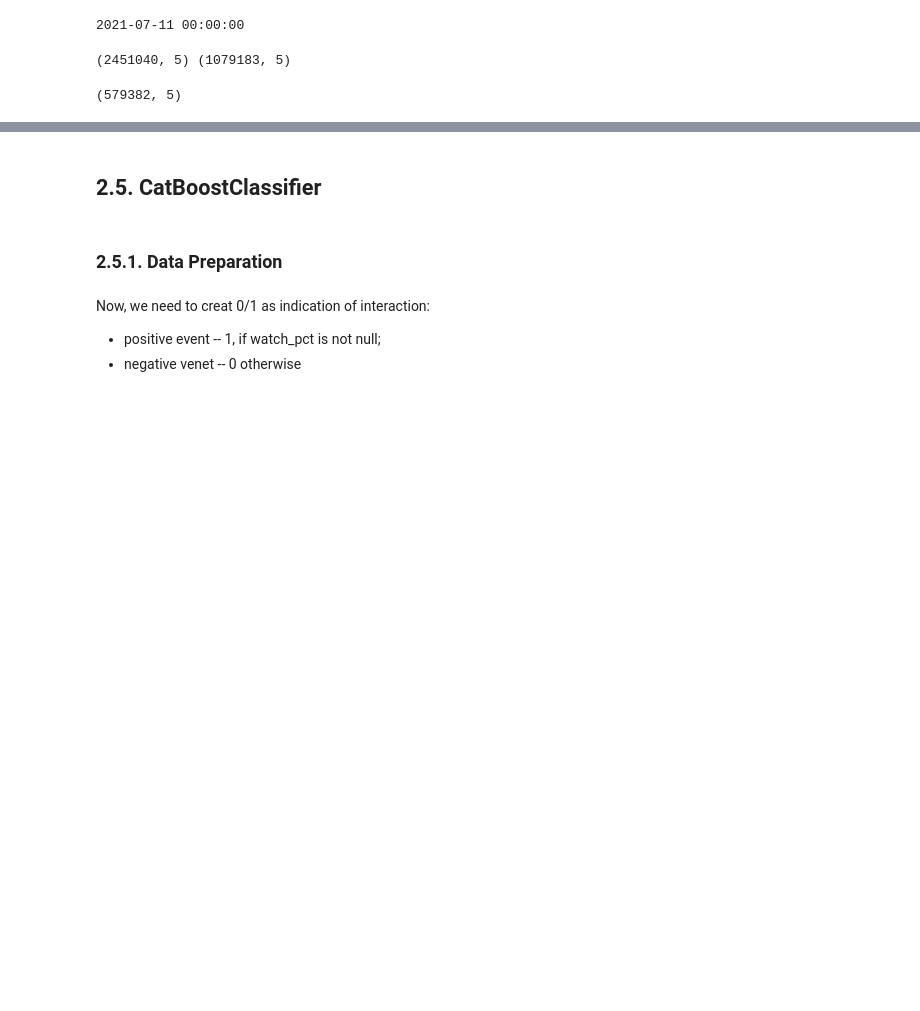
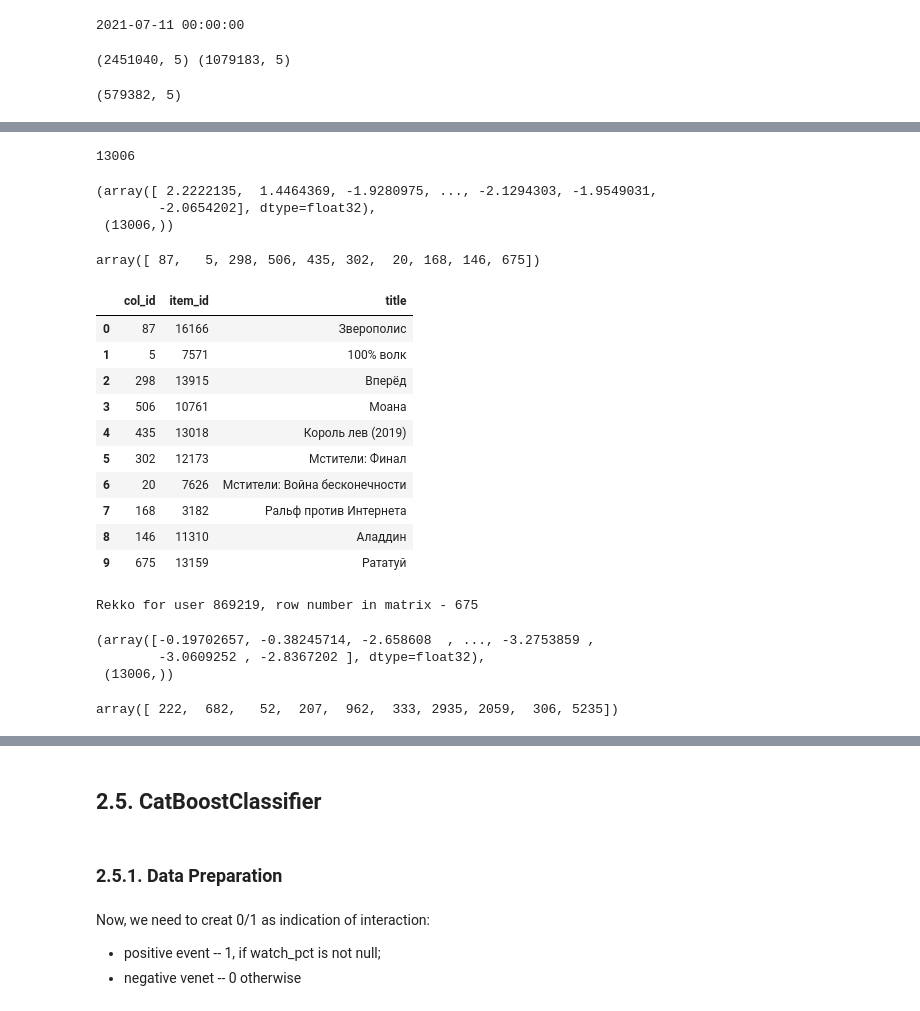
Before and after one commit to kshurik/rekkobook, a Jupyter notebook: notebook_drafts/full_recsys_pipeline.ipynb, the cells around one changed output, grey strips where cells are left out. Drawn from its saved outputs; the diff is of its cells as text; code cells hidden in the pictures; blank space fills up the shorter version.

Commit message:
returned lightfm

```diff
--- a/notebook_drafts/full_recsys_pipeline.ipynb
+++ b/notebook_drafts/full_recsys_pipeline.ipynb
@@ -219,6 +233,48 @@ recs
+# %%
+all_cols = list(lightfm_mapping['items_mapping'].values())
+len(all_cols)
+# %% [output]
+13006
+# %%
+pred = lfm_model.predict(
+    row_id,
+    all_cols,
+    num_threads = 4)
+pred, pred.shape
+# %% [output]
+(array([ 2.2222135,  1.4464369, -1.9280975, ..., -2.1294303, -1.9549031,
+        -2.0654202], dtype=float32),
+ (13006,))
+# %%
+top_cols = np.argpartition(pred, -np.arange(top_N))[-top_N:][::-1]
+top_cols
+# %% [output]
+array([ 87,   5, 298, 506, 435, 302,  20, 168, 146, 675])
+# %%
+# crate mapper for movieId and title names
+item_name_mapper = dict(zip(movies_metadata['item_id'], movies_metadata['title']))
+# %%
+recs = pd.DataFrame({'col_id': top_cols})
+recs['item_id'] = recs['col_id'].map(lightfm_mapping['items_inv_mapping'].get)
+recs['title'] = recs['item_id'].map(item_name_mapper)
+recs
+# %% [output]
+|  | col_id | item_id | title |
+| 0 | 87 | 16166 | Зверополис |
+| 1 | 5 | 7571 | 100% волк |
+| 2 | 298 | 13915 | Вперёд |
+| 3 | 506 | 10761 | Моана |
+| 4 | 435 | 13018 | Король лев (2019) |
+| 5 | 302 | 12173 | Мстители: Финал |
+| 6 | 20 | 7626 | Мстители: Война бесконечности |
+| 7 | 168 | 3182 | Ральф против Интернета |
+| 8 | 146 | 11310 | Аладдин |
+| 9 | 675 | 13159 | Рататуй |
 # %%
 # let's make sense-check
 top_N = 10
-user_id = interactions_filtered['user_id'].iloc[100]
-row_id = users_mapping[user_id]
+user_id = local_train['user_id'][1000]
+row_id = lightfm_mapping['users_mapping'][user_id]
 print(f'Rekko for user {user_id}, row number in matrix - {row_id}')
+# %% [output]
+Rekko for user 869219, row number in matrix - 675
@@ -236,0 +281,15 @@ recs
+# %%
+pred = lfm_model.predict(
+    row_id,
+    all_cols,
+    num_threads = 4)
+pred, pred.shape
+# %% [output]
+(array([-0.19702657, -0.38245714, -2.658608  , ..., -3.2753859 ,
+        -3.0609252 , -2.8367202 ], dtype=float32),
+ (13006,))
+# %%
+top_cols = np.argpartition(pred, -np.arange(top_N))[-top_N:][::-1]
+top_cols
+# %% [output]
+array([ 222,  682,   52,  207,  962,  333, 2935, 2059,  306, 5235])
```
Also changed, not shown: parts of 40 cells of this notebook.
